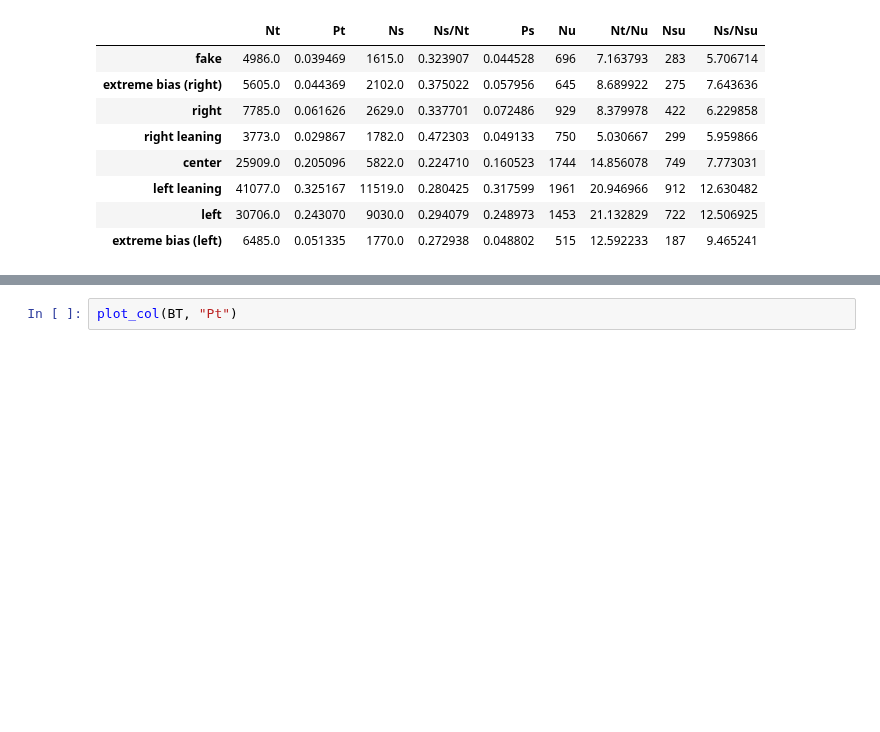
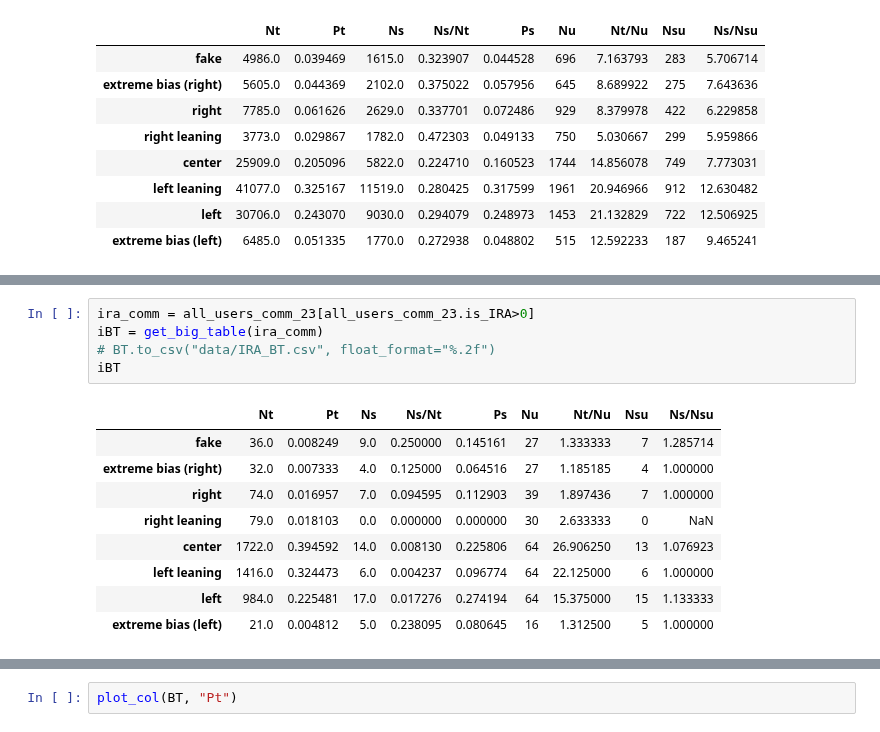
Before and after one commit to kayzhou/fake_news_during_election, a Jupyter notebook: all_tweets.ipynb, the cells around one changed output, grey strips where cells are left out. Cells and saved outputs as stored; diff of their text form; blank space fills up the shorter version.

```diff
--- a/all_tweets.ipynb
+++ b/all_tweets.ipynb
@@ -588,3 +598,18 @@ BT
+# %%
+ira_comm = all_users_comm_23[all_users_comm_23.is_IRA>0]
+iBT = get_big_table(ira_comm)
+# BT.to_csv("data/IRA_BT.csv", float_format="%.2f")
+iBT
+# %% [output]
+|  | Nt | Pt | Ns | Ns/Nt | Ps | Nu | Nt/Nu | Nsu | Ns/Nsu |
+| fake | 36.0 | 0.008249 | 9.0 | 0.250000 | 0.145161 | 27 | 1.333333 | 7 | 1.285714 |
+| extreme bias (right) | 32.0 | 0.007333 | 4.0 | 0.125000 | 0.064516 | 27 | 1.185185 | 4 | 1.000000 |
+| right | 74.0 | 0.016957 | 7.0 | 0.094595 | 0.112903 | 39 | 1.897436 | 7 | 1.000000 |
+| right leaning | 79.0 | 0.018103 | 0.0 | 0.000000 | 0.000000 | 30 | 2.633333 | 0 | NaN |
+| center | 1722.0 | 0.394592 | 14.0 | 0.008130 | 0.225806 | 64 | 26.906250 | 13 | 1.076923 |
+| left leaning | 1416.0 | 0.324473 | 6.0 | 0.004237 | 0.096774 | 64 | 22.125000 | 6 | 1.000000 |
+| left | 984.0 | 0.225481 | 17.0 | 0.017276 | 0.274194 | 64 | 15.375000 | 15 | 1.133333 |
+| extreme bias (left) | 21.0 | 0.004812 | 5.0 | 0.238095 | 0.080645 | 16 | 1.312500 | 5 | 1.000000 |
 # %%
 plot_col(BT, "Pt")
 # %% [output]
```
Also changed, not shown: parts of 10 cells of this notebook, 2 other files.
